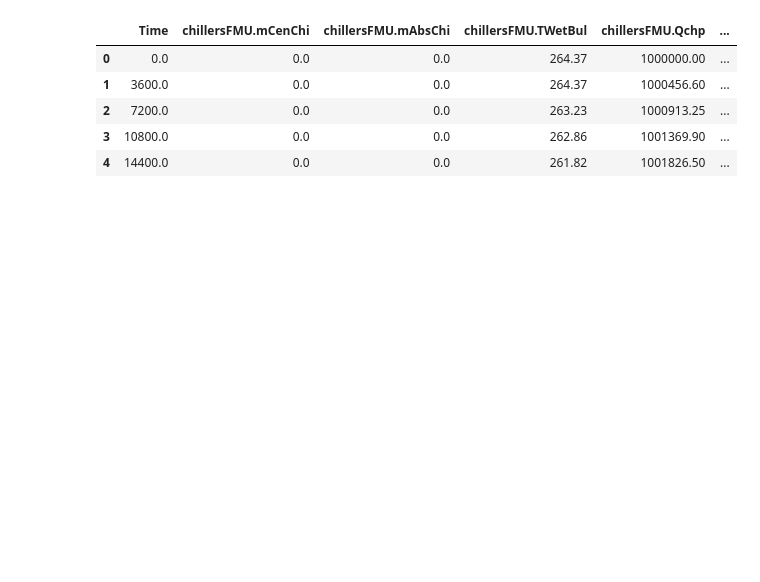
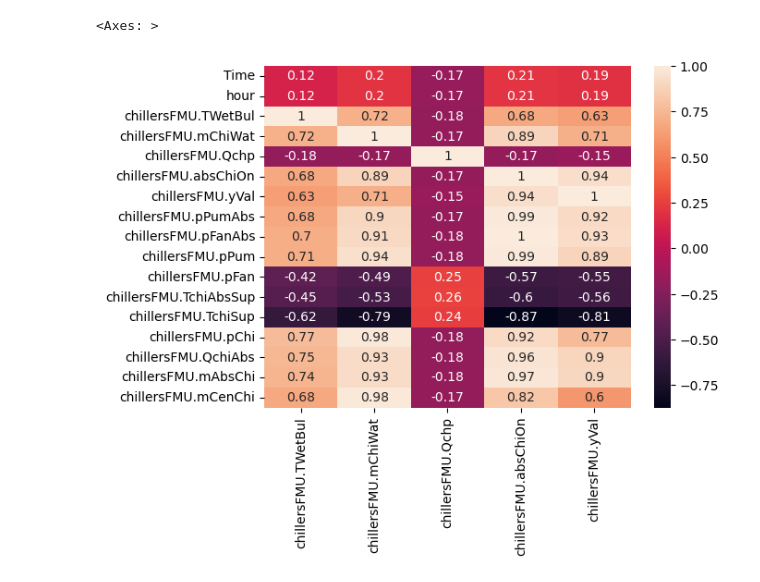
Before and after one commit to SaranyaAnbarasu/rl-modelica, a Jupyter notebook: ChillerGroup_ANN.ipynb, the cells around one changed output. Cells and saved outputs as stored; diff of their text form; code cells hidden in the pictures; blank space fills up the shorter version.

```diff
--- a/ChillerGroup_ANN.ipynb
+++ b/ChillerGroup_ANN.ipynb
@@ -23,29 +24,27 @@ data.head()
 # %%
 # Outlier clipping
 inputs = ['chillersFMU.TWetBul', 'chillersFMU.mChiWat', 'chillersFMU.Qchp', 'chillersFMU.absChiOn', 'chillersFMU.yVal',] ##States and actions
 outputs = ['chillersFMU.pPumAbs', 'chillersFMU.pFanAbs', 'chillersFMU.pPum', 'chillersFMU.pFan',
             'chillersFMU.TchiAbsSup', 'chillersFMU.TchiSup', 'chillersFMU.pChi',
            'chillersFMU.QchiAbs','chillersFMU.mAbsChi','chillersFMU.mCenChi' ]
 
 
 # 1st output, 2nd input predicts 2nd output
 # 2nd output, 3rd input predicts 3rd output
 
 columns = inputs + outputs
 
 mean = data[columns].mean()
 q1 = data[columns].quantile(0.25)
 q3 = data[columns].quantile(0.75)
 iqr = q3 - q1
 # data[columns] = data[columns].clip(q1 - 1.5*iqr, q3 + 1.5*iqr, axis = 1)
 data.head()
+
+sns.heatmap(data.corr()[['chillersFMU.TWetBul', 'chillersFMU.mChiWat', 'chillersFMU.Qchp', 'chillersFMU.absChiOn', 'chillersFMU.yVal',]], annot=True)
 # %% [output]
-|  | Time | chillersFMU.mCenChi | chillersFMU.mAbsChi | chillersFMU.TWetBul | chillersFMU.Qchp | ... |
-| 0 | 0.0 | 0.0 | 0.0 | 264.37 | 1000000.00 | ... |
-| 1 | 3600.0 | 0.0 | 0.0 | 264.37 | 1000456.60 | ... |
-| 2 | 7200.0 | 0.0 | 0.0 | 263.23 | 1000913.25 | ... |
-| 3 | 10800.0 | 0.0 | 0.0 | 262.86 | 1001369.90 | ... |
-| 4 | 14400.0 | 0.0 | 0.0 | 261.82 | 1001826.50 | ... |
+<Axes: >
+[figure, added]
 # %%
 # # Define inputs and outputs
 # ##ANN outputs
```
Also changed, not shown: parts of 10 cells of this notebook, 2 other files.
